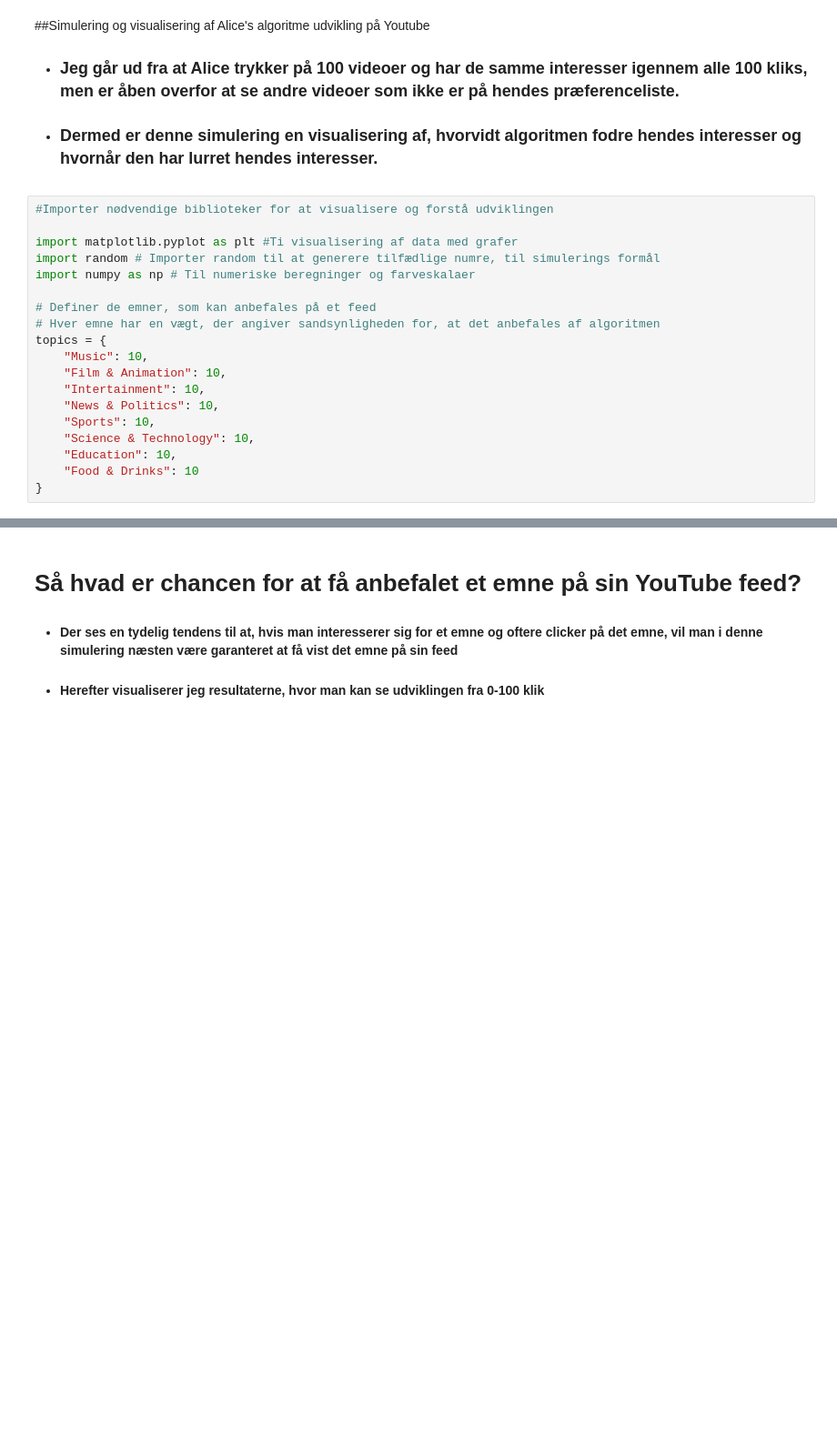
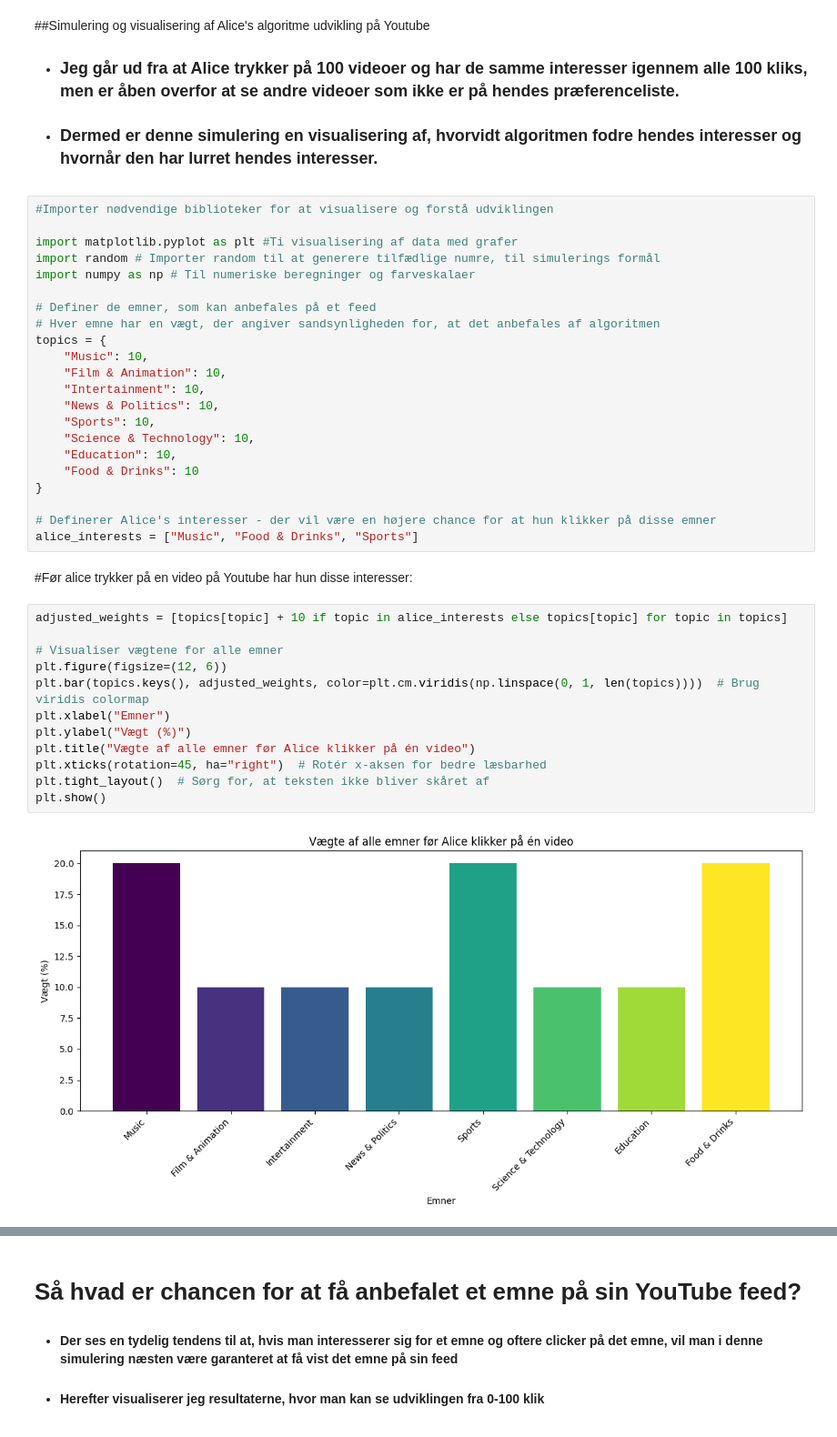
Before and after one commit to SRegaard/Workshop-1., a Jupyter notebook: TopicRecommend_(1).ipynb, the cells around one changed output, grey strips where cells are left out. Shown: that part at 91% size. Drawn from its saved outputs; the diff is of its cells as text; blank space fills up the shorter version.

```diff
--- a/TopicRecommend_(1).ipynb
+++ b/TopicRecommend_(1).ipynb
@@ -23,6 +23,25 @@ topics = {
     "Education": 10,
     "Food & Drinks": 10
 }
+
+# Definerer Alice's interesser - der vil være en højere chance for at hun klikker på disse emner
+alice_interests = ["Music", "Food & Drinks", "Sports"]
+# %% [markdown]
+#Før alice trykker på en video på Youtube har hun disse interesser:
+# %%
+adjusted_weights = [topics[topic] + 10 if topic in alice_interests else topics[topic] for topic in topics]
+
+# Visualiser vægtene for alle emner
+plt.figure(figsize=(12, 6))
+plt.bar(topics.keys(), adjusted_weights, color=plt.cm.viridis(np.linspace(0, 1, len(topics))))  # Brug viridis colormap
+plt.xlabel("Emner")
+plt.ylabel("Vægt (%)")
+plt.title("Vægte af alle emner før Alice klikker på én video")
+plt.xticks(rotation=45, ha="right")  # Rotér x-aksen for bedre læsbarhed
+plt.tight_layout()  # Sørg for, at teksten ikke bliver skåret af
+plt.show()
+# %% [output]
+[figure, added]
 # %%
 # Funktion der simulerer et klik på et emne
 # Når et emne klikkes på, øges dets vægt med 10, men kan ikke overstige 100.
```
Also changed, not shown: parts of 3 cells of this notebook.
